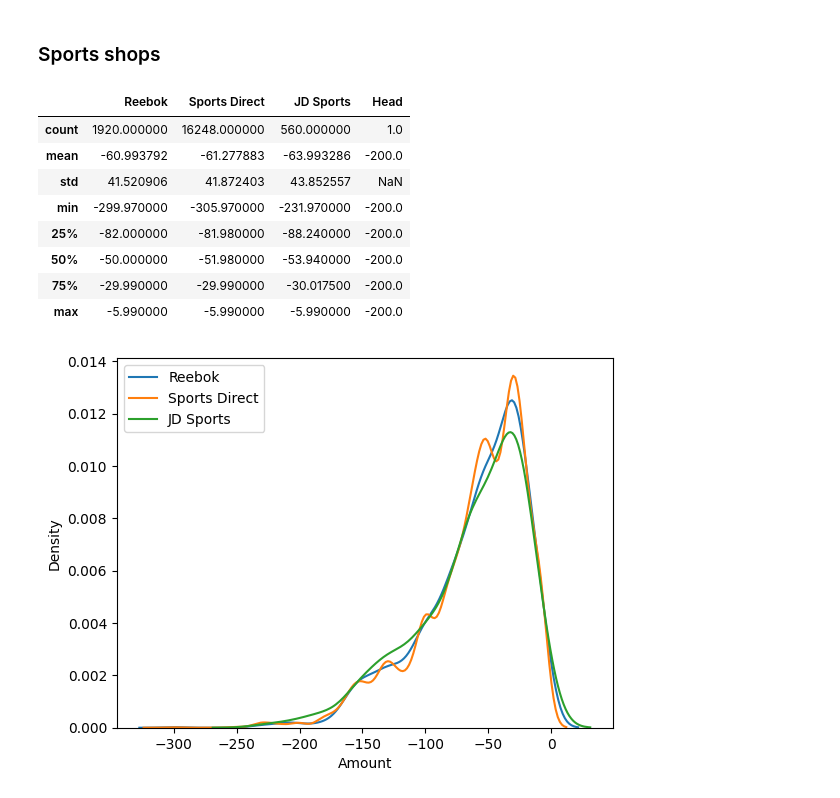
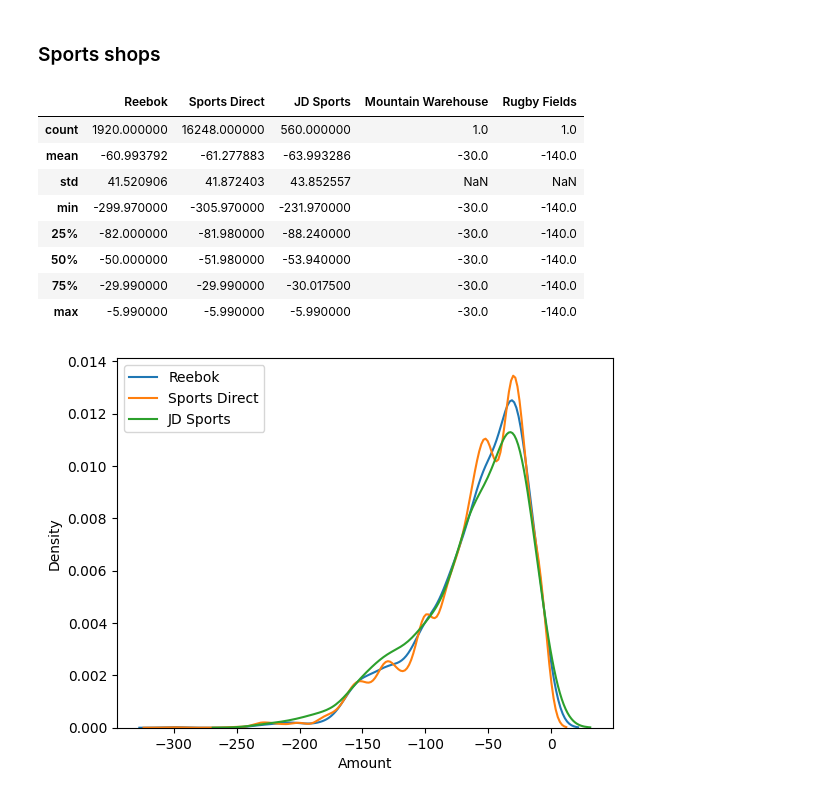
Before and after one commit to UoB-DSMP-2023-24/dsmp-2024-group-38, a Jupyter notebook: Dataset2_DJ_MerchantCategorisationVerification.ipynb, the cells around one changed output. Cells and saved outputs as stored; diff of their text form; code cells hidden in the pictures.

```diff
--- a/Dataset2_DJ_MerchantCategorisationVerification.ipynb
+++ b/Dataset2_DJ_MerchantCategorisationVerification.ipynb
@@ -465,27 +614,29 @@ plt.show()
 # %%
 reebok = merchant_transactions[merchant_transactions['Third Party Name'] == 'Reebok']
 sports_direct = merchant_transactions[merchant_transactions['Third Party Name'] == 'Sports Direct']
 jd_sports = merchant_transactions[merchant_transactions['Third Party Name'] == 'JD Sports']
-head= merchant_transactions[merchant_transactions['Third Party Name'] == 'Head']
+mountain_warehouse = merchant_transactions[merchant_transactions['Third Party Name'] == 'Mountain Warehouse']
+rugby_fields = merchant_transactions[merchant_transactions['Third Party Name'] == 'RugbyFields']
 
 # concatenate describe() dataframes for all sports stores
 sports_stores = pd.concat([reebok['Amount'].describe(),
                             sports_direct['Amount'].describe(),
                             jd_sports['Amount'].describe(),
-                            head['Amount'].describe()], axis=1)
-col_names = ['Reebok', 'Sports Direct', 'JD Sports', 'Head']
+                            mountain_warehouse['Amount'].describe(),
+                            rugby_fields['Amount'].describe()],axis=1)
+col_names = ['Reebok', 'Sports Direct', 'JD Sports','Mountain Warehouse','Rugby Fields']
 sports_stores.columns = col_names
 sports_stores
 # %% [output]
-|  | Reebok | Sports Direct | JD Sports | Head |
-| count | 1920.000000 | 16248.000000 | 560.000000 | 1.0 |
-| mean | -60.993792 | -61.277883 | -63.993286 | -200.0 |
-| std | 41.520906 | 41.872403 | 43.852557 | NaN |
-| min | -299.970000 | -305.970000 | -231.970000 | -200.0 |
-| 25% | -82.000000 | -81.980000 | -88.240000 | -200.0 |
-| 50% | -50.000000 | -51.980000 | -53.940000 | -200.0 |
-| 75% | -29.990000 | -29.990000 | -30.017500 | -200.0 |
-| max | -5.990000 | -5.990000 | -5.990000 | -200.0 |
+|  | Reebok | Sports Direct | JD Sports | Mountain Warehouse | Rugby Fields |
+| count | 1920.000000 | 16248.000000 | 560.000000 | 1.0 | 1.0 |
+| mean | -60.993792 | -61.277883 | -63.993286 | -30.0 | -140.0 |
+| std | 41.520906 | 41.872403 | 43.852557 | NaN | NaN |
+| min | -299.970000 | -305.970000 | -231.970000 | -30.0 | -140.0 |
+| 25% | -82.000000 | -81.980000 | -88.240000 | -30.0 | -140.0 |
+| 50% | -50.000000 | -51.980000 | -53.940000 | -30.0 | -140.0 |
+| 75% | -29.990000 | -29.990000 | -30.017500 | -30.0 | -140.0 |
+| max | -5.990000 | -5.990000 | -5.990000 | -30.0 | -140.0 |
 # %%
 # kde plot for all sports stores
 sns.kdeplot(reebok['Amount'], label='Reebok')
```
Also changed, not shown: parts of 17 cells of this notebook.
